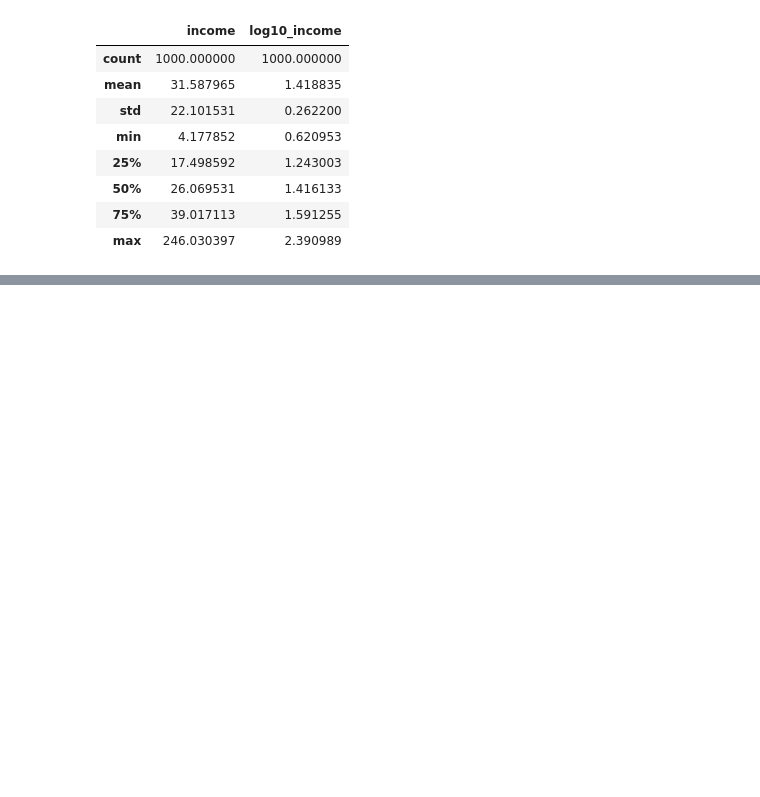
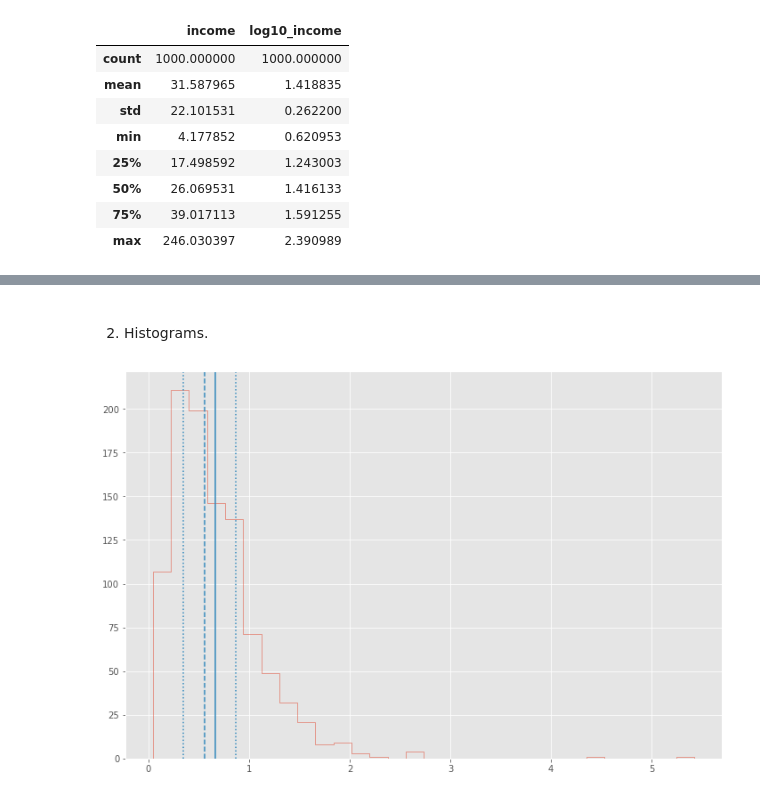
Before and after one commit to olgarozhdestvina/Data-Science-and-Machine-Learning, a Jupyter notebook: Data visualization/Income.ipynb, the cells around one changed output, grey strips where cells are left out. Saved outputs shown, nothing was run; the diff lists cells and outputs as text; code cells hidden in the pictures; blank space fills up the shorter version.

```diff
--- a/Data visualization/Income.ipynb
+++ b/Data visualization/Income.ipynb
@@ -142,0 +163,12 @@ ___
+# %% [markdown]
+<br>
+
+2. Histograms.
+# %%
+china1965.income.hist(histtype='step', bins=30)
+plt.axvline(china1965.income.mean(), c='C1')
+plt.axvline(china1965.income.median(), c='C1', linestyle='--')
+plt.axvline(china1965.income.quantile(0.25), c='C1', linestyle=':')
+plt.axvline(china1965.income.quantile(0.75), c='C1', linestyle=':');
+# %% [output]
+[figure, added]
```
Also changed, not shown: parts of 20 cells of this notebook.
